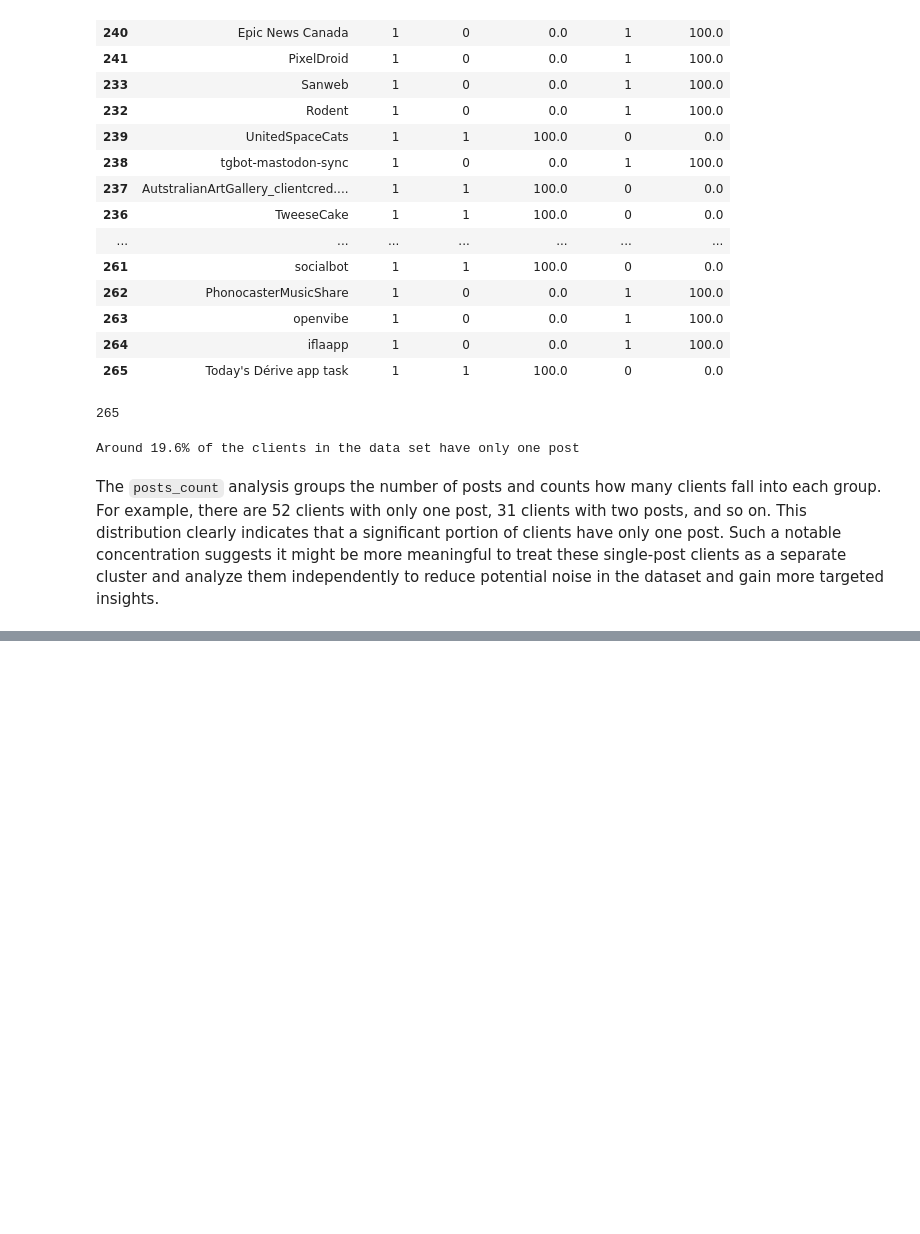
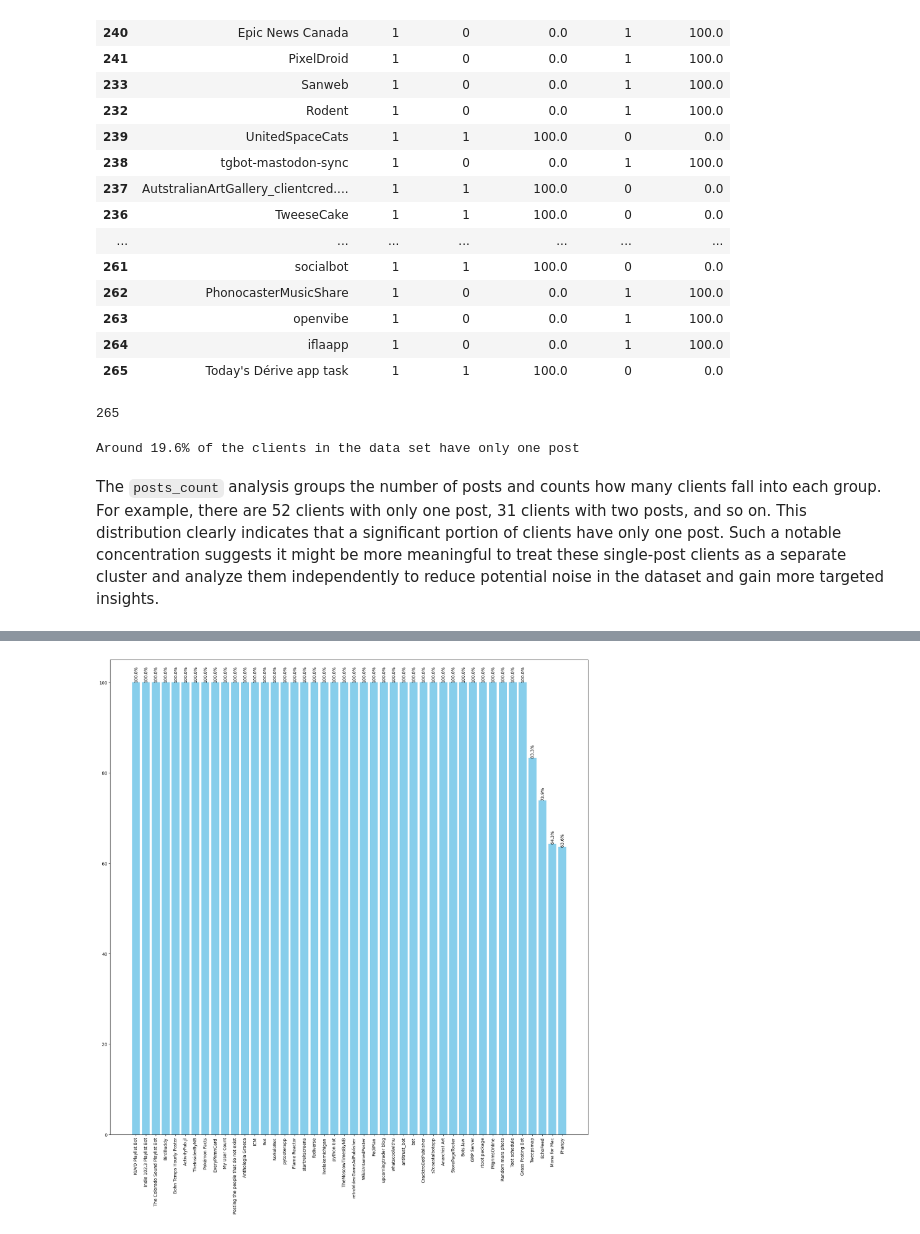
Before and after one commit to alterism/mastodon-alt-text, a Jupyter notebook: introduction_data_science_project.ipynb, the cells around one changed output, grey strips where cells are left out. Drawn from its saved outputs; the diff is of its cells as text; code cells hidden in the pictures; blank space fills up the shorter version.

```diff
--- a/introduction_data_science_project.ipynb
+++ b/introduction_data_science_project.ipynb
@@ -350,0 +381,5 @@ Text(0.5, 1.0, 'Frequency of total posts counted by client')
+# %%
+#Separate data set by excluding 52 clients with only one post
+
+cl_more_post = data[data['posts'] > 4]
+len(cl_more_post)
@@ -350,0 +392,5 @@ Text(0.5, 1.0, 'Frequency of total posts counted by client')
+# %%
+#Review statistics
+cl_more_post.describe()# Sort the data frame from the clients that have highest counts of having alt text in their images.
+cl_more_post_sort = cl_more_post.sort_values('atxt_yes_pct', ascending=False)
+cl_more_post_sort
@@ -350,0 +433,5 @@ Text(0.5, 1.0, 'Frequency of total posts counted by client')
+# %%
+cl_more_post_sort_100 = cl_more_post_sort[cl_more_post_sort['atxt_yes_pct'] >= 60]
+cl_more_post_sort_100
+#cl_more_post_sort_100.describe()
+#len(cl_more_post_sort_100)
@@ -350,0 +456,17 @@ Text(0.5, 1.0, 'Frequency of total posts counted by client')
+# %%
+# Create a bar plot
+plt.figure(figsize=(20, 20))
+plt.bar(cl_more_post_sort_100['client'],cl_more_post_sort_100['atxt_yes_pct'],color = 'skyblue')
+
+# Add percentage values inside the bars
+for i in range(len(cl_more_post_sort_100)):
+    x = cl_more_post_sort_100['client'].iloc[i]  # Get the x position for the bar
+    bar_height = cl_more_post_sort_100['atxt_yes_pct'].iloc[i]  # Get the height of the bar
+
+    # Annotate the percentage value
+    plt.text(x, bar_height, f"{bar_height:.1f}%", ha='center', va='bottom', color='black', fontsize=10, rotation=90)
+
+
+plt.xticks(rotation=90)
+plt
+# %% [output]
@@ -350,0 +474 @@ Text(0.5, 1.0, 'Frequency of total posts counted by client')
+[figure, added]
```
Also changed, not shown: parts of 13 cells of this notebook.
